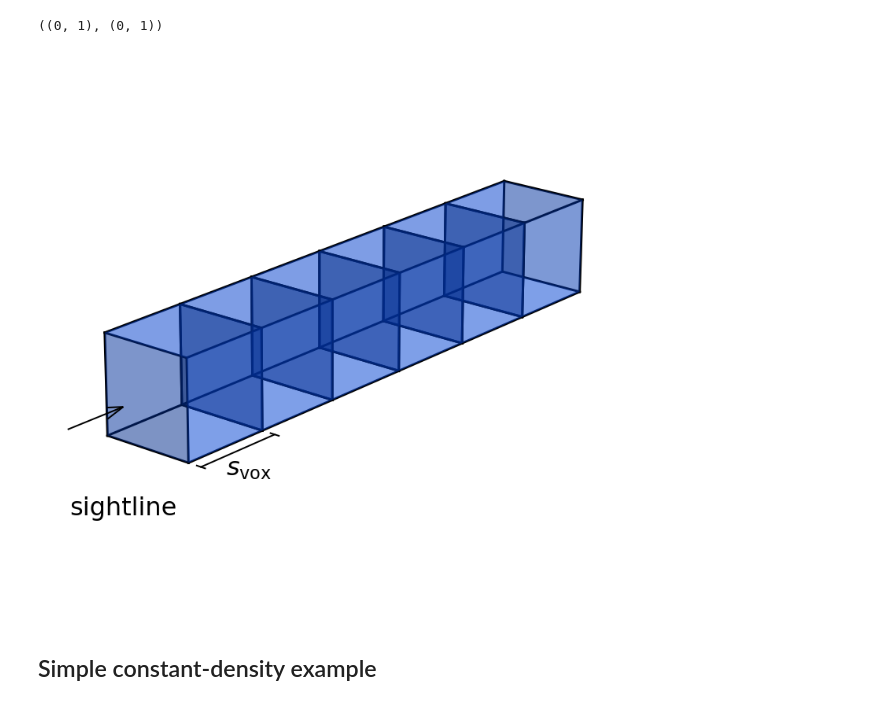
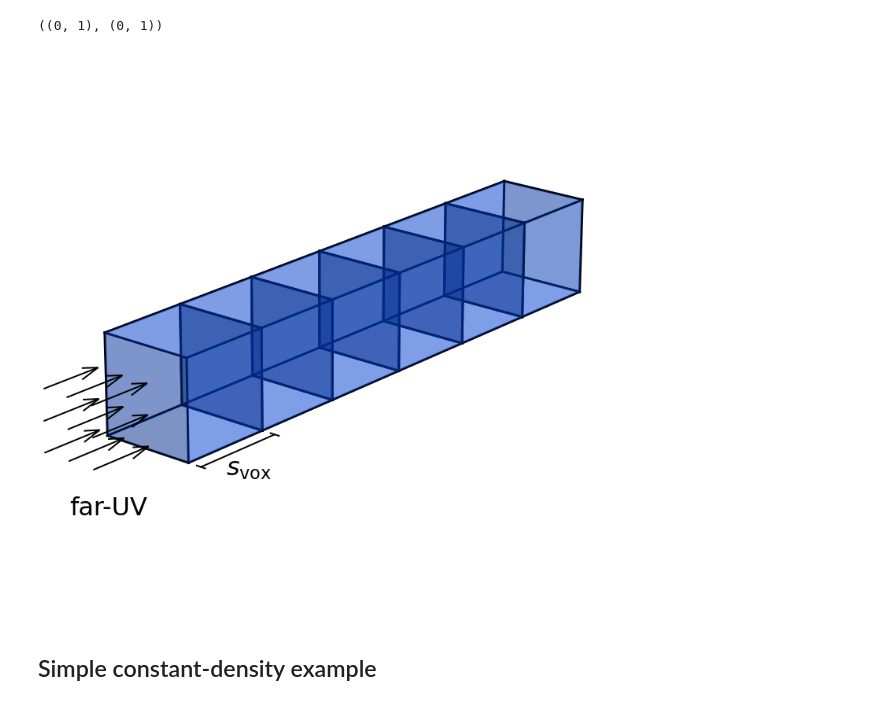
Before and after one commit to CraigYanitski/kosmatau3d, a Jupyter notebook: notebooks/full model/basic_model.ipynb, the cells around one changed output. Saved outputs shown, nothing was run; the diff lists cells and outputs as text; code cells hidden in the pictures.

```diff
--- a/notebooks/full model/basic_model.ipynb
+++ b/notebooks/full model/basic_model.ipynb
@@ -28,47 +28,65 @@ ds = lim[1]-lim[0]
 length = 5
 axes = [0, 1, 2]
 alpha = 0.3
-color = 'xkcd:electric blue'
+colorbc = 'xkcd:electric blue'
+colorrt = 'xkcd:emerald'
+
+RT = False
 
 x1, x2 = np.meshgrid(lim, lim)
 lims = list(lim[i]*np.ones_like(x1) for i in range(len(lim)))
 
+if RT:
+    color = colorrt
+else:
+    color = colorbc
 fig = plt.figure(figsize=(10, 10))
 ax = fig.add_subplot(1, 1, 1, projection='3d', elev=20, azim=-140, box_aspect=(length, 1, 1))
 
 for dx in range(0, ds*(length+1), ds):
     ax.plot_surface(x1+dx, x2, lims[0], color=color, alpha=alpha)
     ax.plot_surface(x1+dx, x2, lims[1], color=color, alpha=alpha)
     ax.plot_surface(x1+dx, lims[0], x2, color=color, alpha=alpha)
     ax.plot_surface(x1+dx, lims[1], x2, color=color, alpha=alpha)
     ax.plot_surface(lims[0]+dx, x1, x2, color=color, alpha=alpha)
     ax.plot_surface(lims[1]+dx, x1, x2, color=color, alpha=alpha)
     r = np.array([0, 1])
     for s, e in combinations(np.array(list(product(r+dx, r, r))), 2):
         if np.sum(np.abs(s-e)) == r[1]-r[0]:
             ax.plot3D(*zip(s, e), c='xkcd:black', lw=3)
 
-# pos = [0.2, 0.5, 0.8]
-pos = [0.5]
+if RT:
+    pos = [0.5]
+else:
+    pos = [0.2, 0.5, 0.8]
 y_quiv, z_quiv = np.meshgrid(pos, pos)
-x_quiv = -2 * np.ones_like(y_quiv)
-ax.quiver(x_quiv, y_quiv, z_quiv, 1, 0, 0, color='xkcd:black', lw=2)
-ax.text3D(-1.5, 0, 0, 'sightline', zdir=None, color='xkcd:black', fontsize=32)
+if RT:
+    x_quiv = -1.3 * np.ones_like(y_quiv)
+else:
+    x_quiv = -1.0 * np.ones_like(y_quiv)
+ax.quiver(x_quiv, y_quiv, z_quiv, 0.7, 0, 0, color='xkcd:black', lw=2)
+if RT:
+    ax.text3D(-1.5, 0, 0.3, 'sightline', zdir=None, color='xkcd:black', fontsize=32)
+else:
+    ax.text3D(-1.5, 0, 0, 'far-UV', zdir=None, color='xkcd:black', fontsize=32)
 
 ax.plot(lim, (-0.15, -0.15), (0, 0), color='xkcd:black', lw=2)
 ax.plot((lim[0], lim[0]), (-0.1, -0.2), (0, 0), color='xkcd:black', lw=2)
 ax.plot((lim[1], lim[1]), (-0.1, -0.2), (0, 0), color='xkcd:black', lw=2)
 ax.text3D(ds*.25, -0.5, 0, r'$s_\mathrm{vox}$', fontsize=32, ha='center', va='center')
 
 ax.set_xlim(0, ds*length)
 ax.set_ylim(0, ds)
 ax.set_zlim(0, ds)
 ax.set_axis_off()
 ax.set_proj_type('persp')
 fig.tight_layout()
-plt.savefig('plots/basic_column.png', transparent=True) ;
+if RT:
+    plt.savefig('plots/radiative_transfer.png', transparent=True) ;
+else:
+    plt.savefig('plots/basic_column.png', transparent=True) ;
 # %% [output]
-[figure, old version]
+[figure, new version]
 # %% [markdown]
 ## Simple constant-density example
 # %% [markdown]
```
Also changed, not shown: 1 other file.
